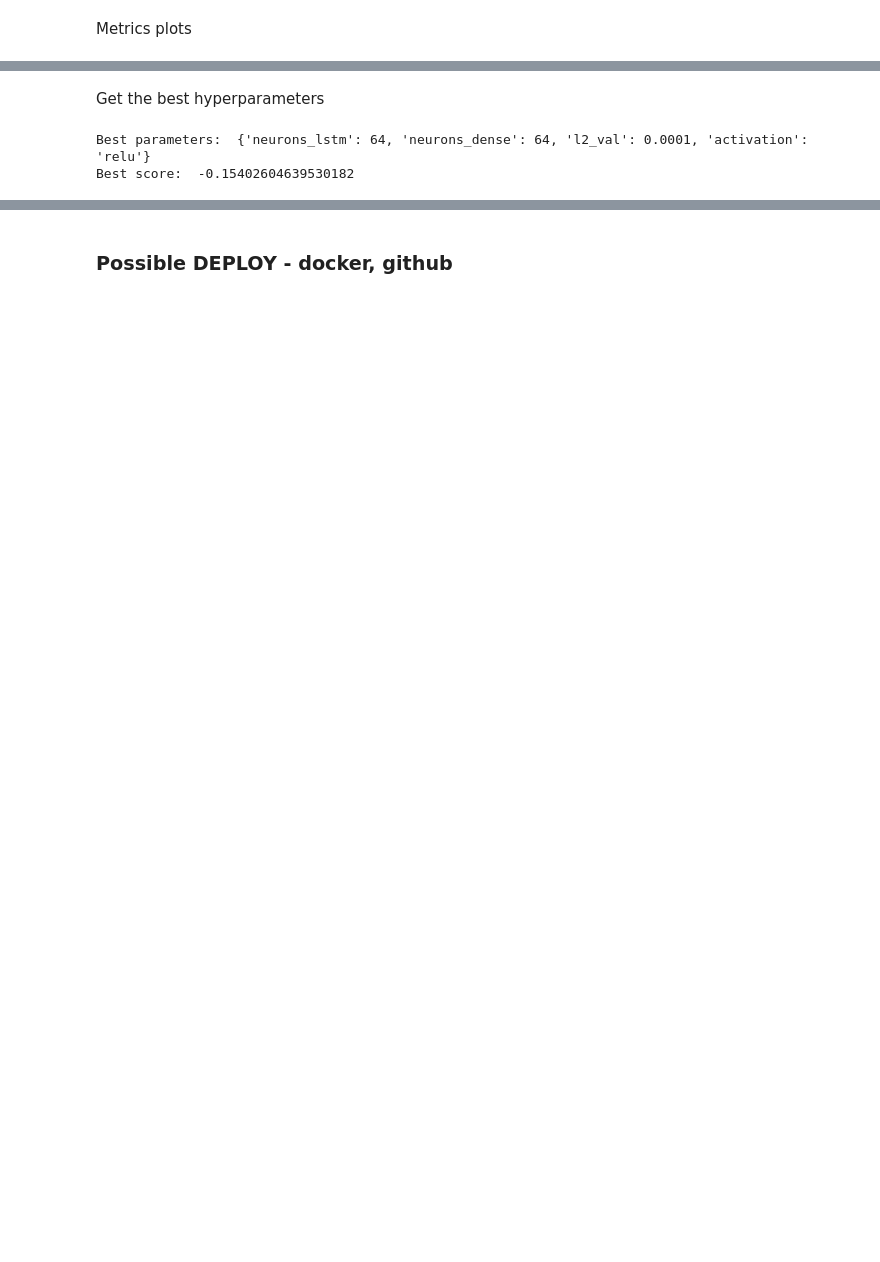
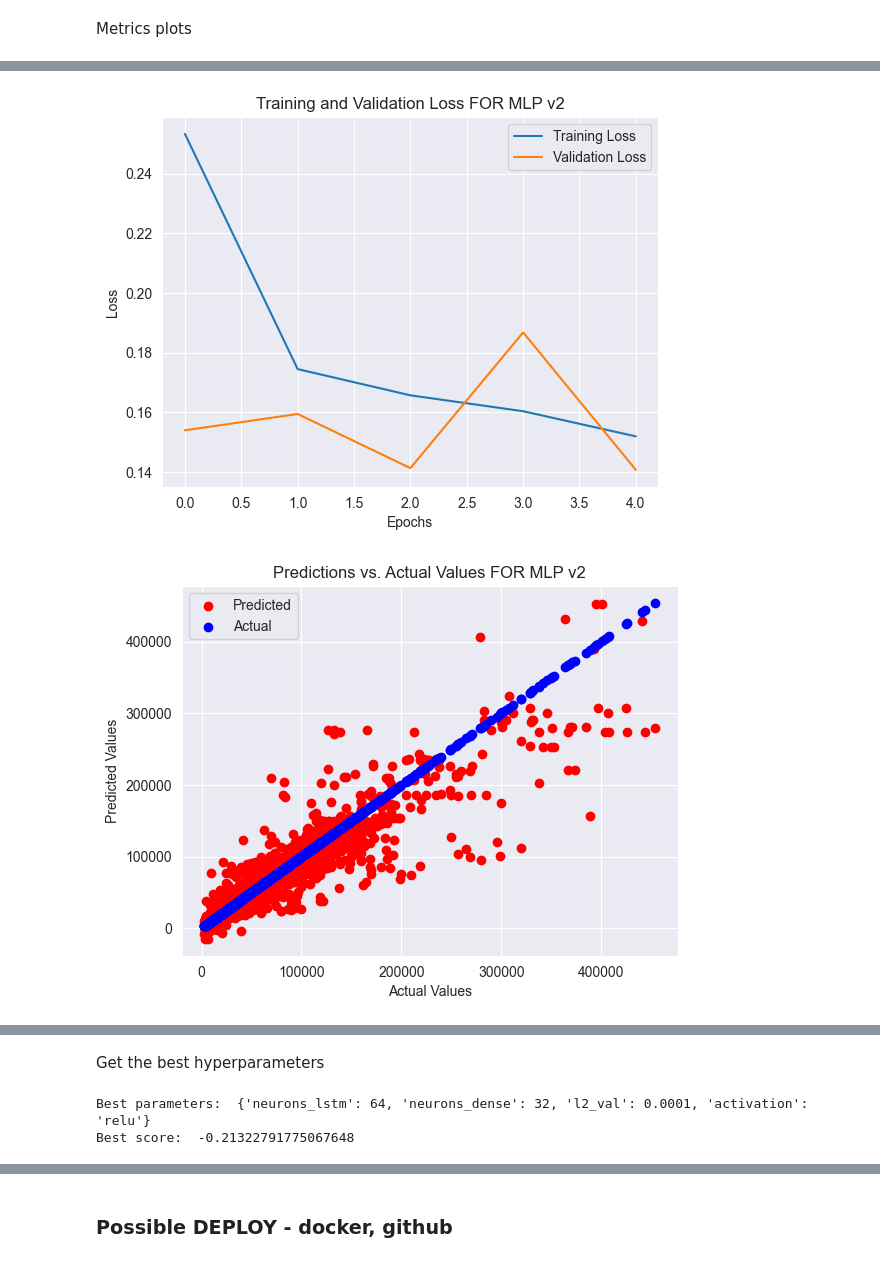
Before and after one commit to PsimonL/AI_Assesment, a Jupyter notebook: main.ipynb, the cells around one changed output, grey strips where cells are left out. Saved outputs shown, nothing was run; the diff lists cells and outputs as text; code cells hidden in the pictures; blank space fills up the shorter version.

```diff
--- a/main.ipynb
+++ b/main.ipynb
@@ -562,0 +601,14 @@ Epoch 5/5
+# %%
+model_MLP_v2 = MLP_architecture_v2(neurons_lstm=128, neurons_dense1=64, neurons_dense2=32, neurons_dense3=16, neurons_dense4=16, activation='relu', l2_val=0.01)
+model_MLP_v2.compile(
+    optimizer='adam',
+    loss='mse'
+)
+history_MLP_v2 = model_MLP_v2.fit(
+    X_train_scaled,
+    y_train_scaled,
+    epochs=1,
+    validation_data=(X_test_scaled, y_test_scaled),
+    batch_size=32,
+    validation_split=0.2
+)
@@ -708,0 +828,5 @@ metrics_plots(history_GRU, y_pred_GRU, mae_GRU, mse_GRU, "GRU")
+# %%
+metrics_plots(history_MLP_v2, y_pred_MLP_v2, mae_MLP_v2, mse_MLP_v2, "MLP v2")
+# %% [output]
+[figure, added]
+[figure, added]
@@ -709,36 +835,36 @@ metrics_plots(history_GRU, y_pred_GRU, mae_GRU, mse_GRU, "GRU")
 # %% [markdown]
 Get the best hyperparameters
 # %%
-# from sklearn.model_selection import RandomizedSearchCV
-#
-# from keras.wrappers.scikit_learn import KerasRegressor
-#
-#
-# def get_hyperparameters():
-#         model = KerasRegressor(build_fn=LSTM_architecture, verbose=0)
-#         param_grid = {
-#             'neurons_lstm': [32, 64, 128],
-#             'neurons_dense': [16, 32, 64],
-#             'activation': ['relu'],
-#             'l2_val': [0.01, 0.001, 0.0001]
-#         }
-#         searcher = RandomizedSearchCV(
-#             estimator=model,
-#             param_distributions=param_grid,
-#             n_iter=5,
-#             cv=3,
-#             n_jobs=-1
-#         )
-#         searcher.fit(X_train_3D, y_train_scaled)
-#         return searcher.best_params_, searcher.best_score_
-#
-# # Call the function to get the best hyperparameters
-# best_params, best_score = get_hyperparameters()
-#
-# print("Best parameters: ", best_params)
-# print("Best score: ", best_score)
+from sklearn.model_selection import RandomizedSearchCV
+
+from keras.wrappers.scikit_learn import KerasRegressor
+
+
+def get_hyperparameters():
+        model = KerasRegressor(build_fn=LSTM_architecture, verbose=0)
+        param_grid = {
+            'neurons_lstm': [32, 64, 128],
+            'neurons_dense': [16, 32, 64],
+            'activation': ['relu'],
+            'l2_val': [0.01, 0.001, 0.0001]
+        }
+        searcher = RandomizedSearchCV(
+            estimator=model,
+            param_distributions=param_grid,
+            n_iter=5,
+            cv=3,
+            n_jobs=-1
+        )
+        searcher.fit(X_train_3D, y_train_scaled)
+        return searcher.best_params_, searcher.best_score_
+
+# Call the function to get the best hyperparameters
+best_params, best_score = get_hyperparameters()
+
+print("Best parameters: ", best_params)
+print("Best score: ", best_score)
 # %% [output]
-Best parameters:  {'neurons_lstm': 64, 'neurons_dense': 64, 'l2_val': 0.0001, 'activation': 'relu'}
-Best score:  -0.15402604639530182
+Best parameters:  {'neurons_lstm': 64, 'neurons_dense': 32, 'l2_val': 0.0001, 'activation': 'relu'}
+Best score:  -0.21322791775067648
 # %% [markdown]
 Every possible combination of param_grid parameters.
```
Also changed, not shown: parts of 30 cells of this notebook.
